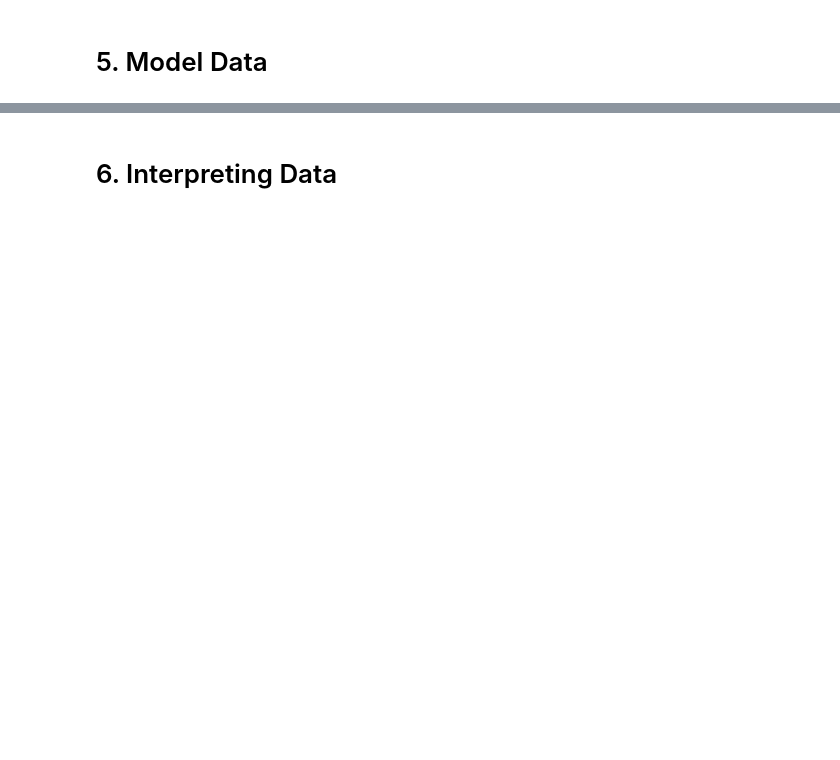
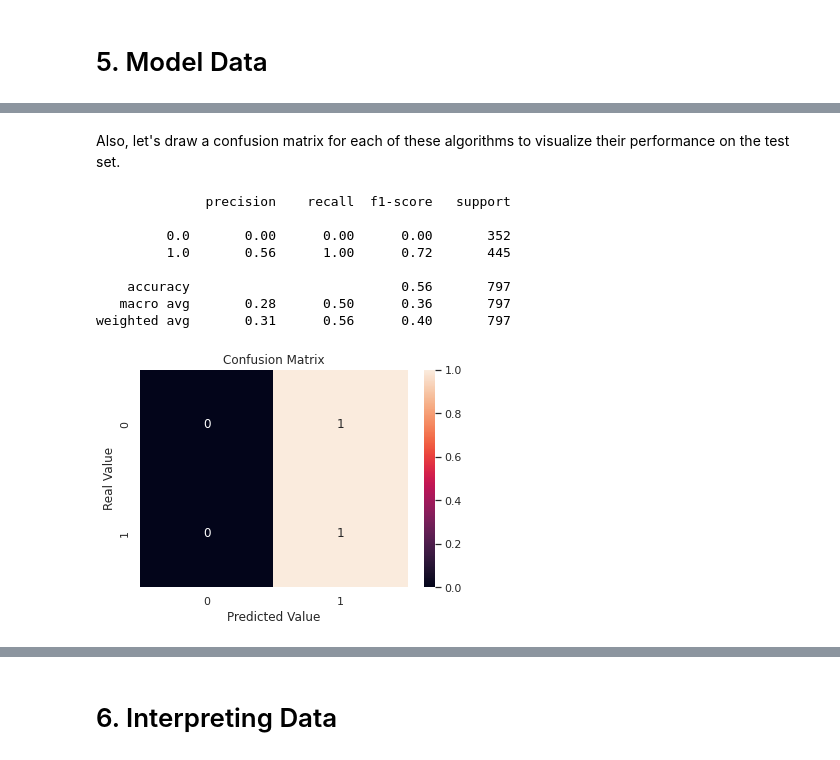
Before and after one commit to nestoredduardo/two-year-churn-predictive-model, a Jupyter notebook: Hackathon.ipynb, the cells around one changed output, grey strips where cells are left out. Drawn from its saved outputs; the diff is of its cells as text; code cells hidden in the pictures; blank space fills up the shorter version.

Commit message:
🧨 Model Testing

```diff
--- a/Hackathon.ipynb
+++ b/Hackathon.ipynb
@@ -268,0 +303,3 @@ df_clients_desired[df_clients_desired['CustomerId'] == 15610711]
+# %%
+df_score = pd.DataFrame(score)
+df_score = df_score.rename(columns={0 : 'Score'})
@@ -268,0 +308,2 @@ df_clients_desired[df_clients_desired['CustomerId'] == 15610711]
+# %%
+X = pd.concat([df_dataset, df_products_count, df_balance, df_score], axis=1, join='inner')
@@ -270,0 +337,2 @@ df_clients_desired[df_clients_desired['CustomerId'] == 15610711]
+# %%
+X_train, X_test, y_train, y_test = train_test_split(X, y,test_size=0.10)
@@ -270,0 +343,32 @@ df_clients_desired[df_clients_desired['CustomerId'] == 15610711]
+# %% [markdown]
+Also, let's draw a confusion matrix for each of these algorithms to visualize their performance on the test set.
+# %%
+# final SVC model
+svc = SVC()
+svc.fit(X_train, y_train)
+
+# prediction
+X_test_svc = X_test
+y_pred_svc = svc.predict(X_test_svc)
+
+# classification report
+print(classification_report(y_test, y_pred_svc))
+
+# confusion matrix
+fig, ax = plt.subplots()
+sns.heatmap(confusion_matrix(y_test, y_pred_svc, normalize='true'), annot=True, ax=ax)
+ax.set_title('Confusion Matrix')
+ax.set_ylabel('Real Value')
+ax.set_xlabel('Predicted Value')
+
+plt.show()
+# %% [output]
+              precision    recall  f1-score   support
+
+         0.0       0.00      0.00      0.00       352
+         1.0       0.56      1.00      0.72       445
+
+    accuracy                           0.56       797
+   macro avg       0.28      0.50      0.36       797
+weighted avg       0.31      0.56      0.40       797
+[figure, added]
```
Also changed, not shown: parts of 39 cells of this notebook.
